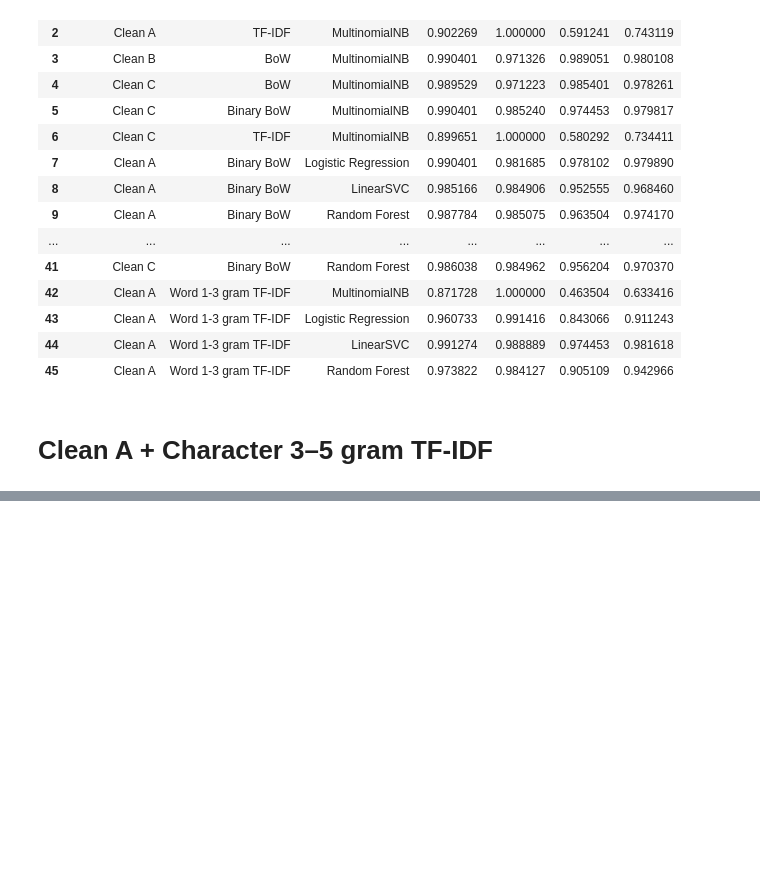
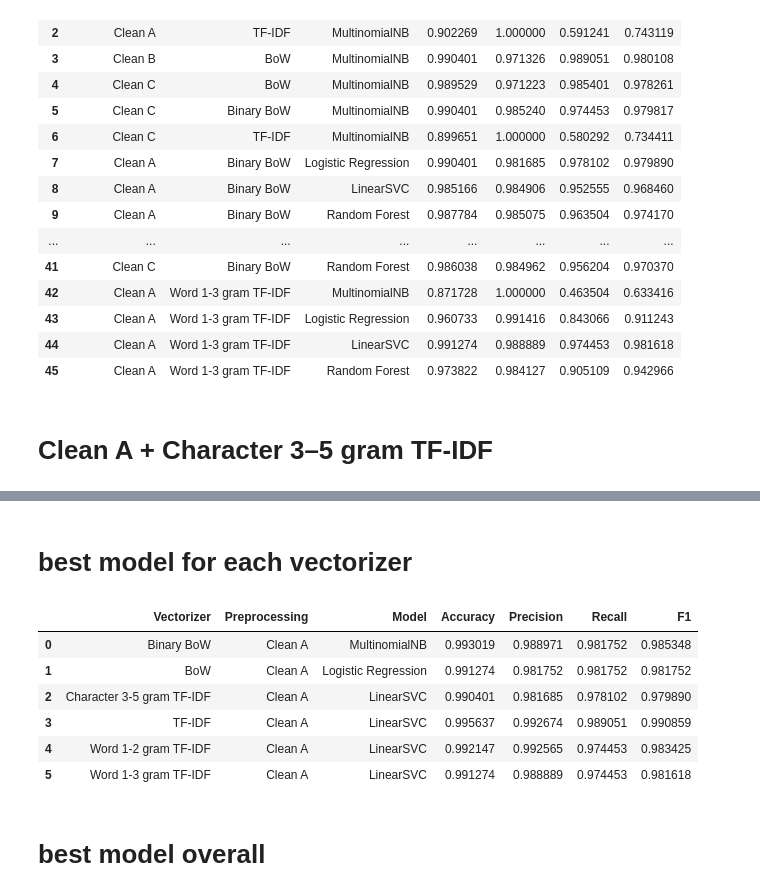
Before and after one commit to 1415-kunal/email_spam_classifier, a Jupyter notebook: Notebooks/05_cleaned_modeling.ipynb, the cells around one changed output, grey strips where cells are left out. Cells and saved outputs as stored; diff of their text form; code cells hidden in the pictures; blank space fills up the shorter version.

```diff
--- a/Notebooks/05_cleaned_modeling.ipynb
+++ b/Notebooks/05_cleaned_modeling.ipynb
@@ -1722,0 +1794,32 @@ results_df
+# %% [markdown]
+# best model for each vectorizer
+# %%
+best_by_vectorizer = (
+    results_df
+    .sort_values(by="F1", ascending=False)
+    .groupby("Vectorizer")
+    .first()
+    .reset_index()
+)
+
+best_by_vectorizer[
+    [
+        "Vectorizer",
+        "Preprocessing",
+        "Model",
+        "Accuracy",
+        "Precision",
+        "Recall",
+        "F1"
+    ]
+]
+# %% [output]
+|  | Vectorizer | Preprocessing | Model | Accuracy | Precision | Recall | F1 |
+| 0 | Binary BoW | Clean A | MultinomialNB | 0.993019 | 0.988971 | 0.981752 | 0.985348 |
+| 1 | BoW | Clean A | Logistic Regression | 0.991274 | 0.981752 | 0.981752 | 0.981752 |
+| 2 | Character 3-5 gram TF-IDF | Clean A | LinearSVC | 0.990401 | 0.981685 | 0.978102 | 0.979890 |
+| 3 | TF-IDF | Clean A | LinearSVC | 0.995637 | 0.992674 | 0.989051 | 0.990859 |
+| 4 | Word 1-2 gram TF-IDF | Clean A | LinearSVC | 0.992147 | 0.992565 | 0.974453 | 0.983425 |
+| 5 | Word 1-3 gram TF-IDF | Clean A | LinearSVC | 0.991274 | 0.988889 | 0.974453 | 0.981618 |
+# %% [markdown]
+# best model overall
```
Also changed, not shown: parts of 7 cells of this notebook.
